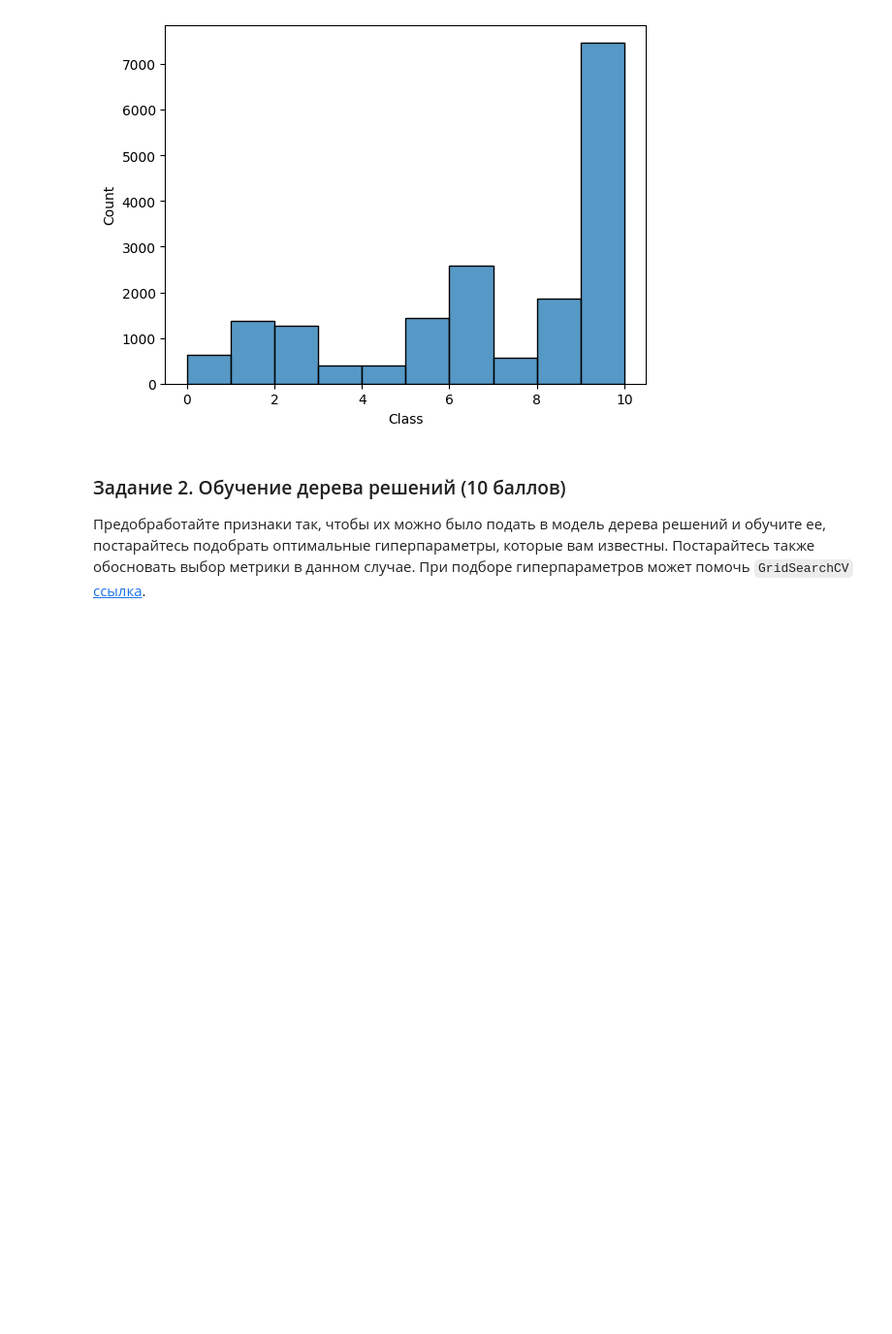
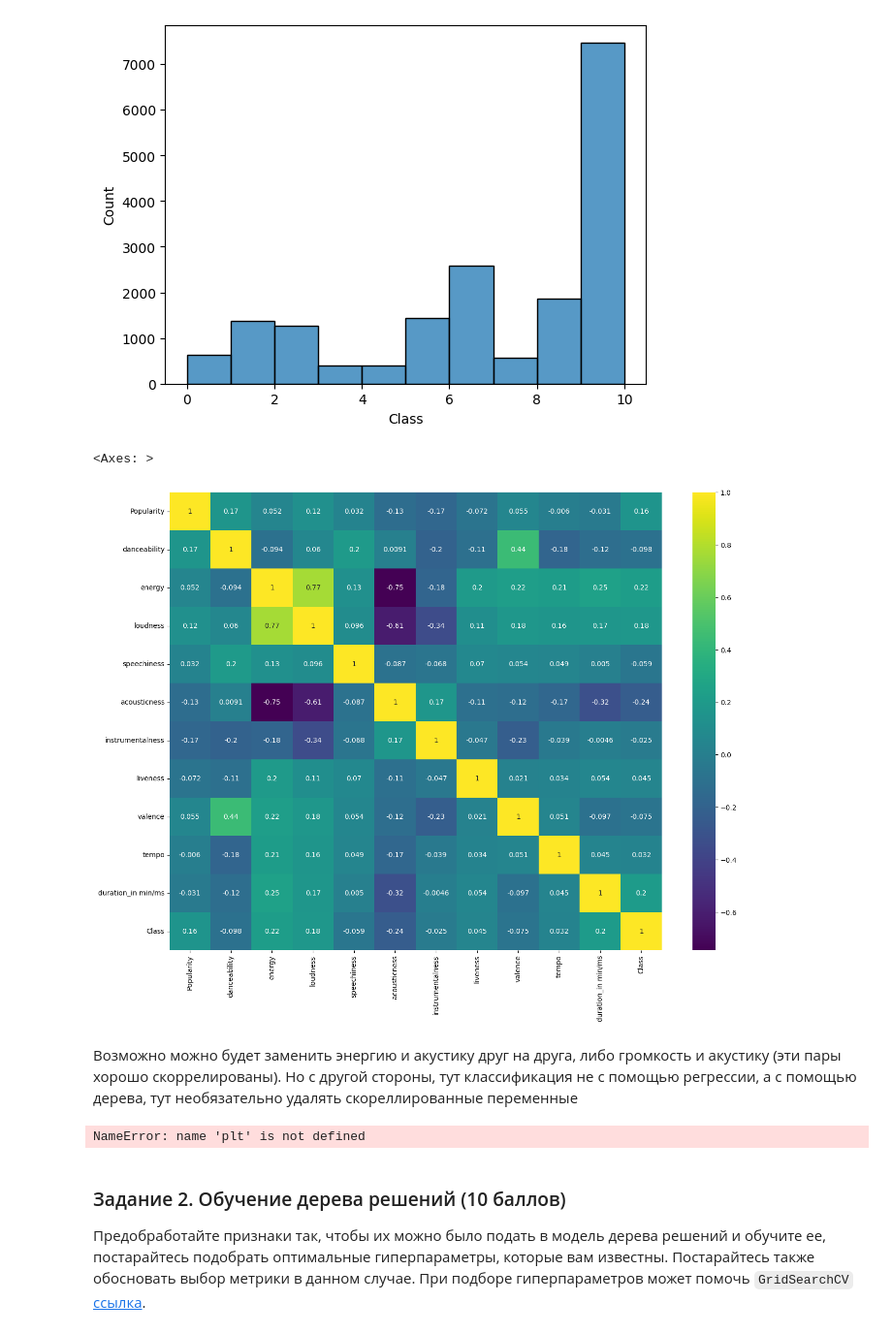
Before and after one commit to Aryunaa/BI_ml24_hws, a Jupyter notebook: hw4_tree/dt_lecture_practice.ipynb, the cells around one changed output. Shown at 97% size. Cells and saved outputs as stored; diff of their text form; code cells hidden in the pictures; blank space fills up the shorter version.

```diff
--- a/hw4_tree/dt_lecture_practice.ipynb
+++ b/hw4_tree/dt_lecture_practice.ipynb
@@ -139,8 +147,25 @@ sns.pairplot(data_encoded[pairplot_feat], hue='Class')
 # %%
 corr_matrix = data_encoded[pairplot_feat].corr()
 fig, ax = plt.subplots(figsize=(16,12))
 
-sns.heatmap(corr_matrix, annot=True,ax=ax)
+sns.heatmap(corr_matrix, annot=True,ax=ax, cmap='viridis')
+# %% [output]
+<Axes: >
+[figure, added]
+# %% [markdown]
+Возможно можно будет заменить энергию и акустику друг на друга, либо громкость и акустику (эти пары хорошо скоррелированы). Но с другой стороны, тут классификация не с помощью регрессии, а с помощью дерева, тут необязательно удалять скореллированные переменные
+# %%
+fig, axes = plt.subplots(nrows=4, ncols=3, figsize=(11, 10))
+
+for i in range(data_encoded[num_features].columns.size):
+    feature = data_encoded[num_features].columns[i]
+    sns.set(style="darkgrid")
+    sns.violinplot(x=data_encoded[feature], ax=axes[i//3, i%3], inner="quartile", color='m')
+
+plt.tight_layout()
+plt.show();
+# %% [output]
+NameError: name 'plt' is not defined
 # %%
 SEED = 111
 random.seed(SEED)
```
Also changed, not shown: parts of 1 cell of this notebook.
